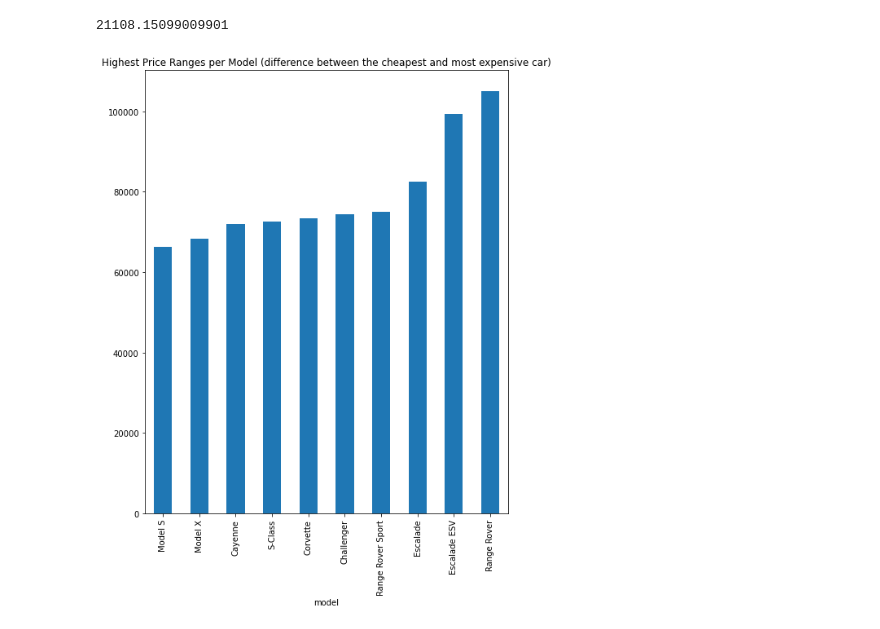
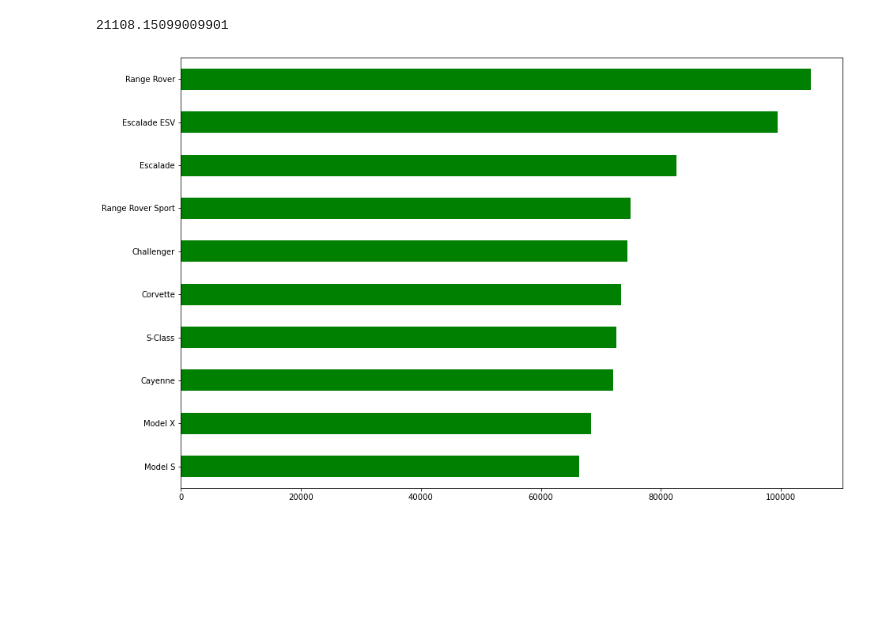
Before and after one commit to romant56/Car-pricing-algorithms, a Jupyter notebook: code/EDA.ipynb, the cells around one changed output. Cells and saved outputs as stored; diff of their text form; code cells hidden in the pictures; blank space fills up the shorter version.

```diff
--- a/code/EDA.ipynb
+++ b/code/EDA.ipynb
@@ -38,7 +40,8 @@ low_price.figure.savefig('../images/low_price.png', bbox_inches='tight')
 # %%
 range = df.groupby('model').price.max() - df.groupby('model').price.min()
 # %%
-ranges = range.sort_values().tail(10).plot(kind='bar', title='Highest Price Ranges per Model (difference between the cheapest and most expensive car)', figsize=(8, 10));
+ranges = range.sort_values().tail(10).plot(kind='barh', color='Green', figsize=(15, 10));
+ranges.set_ylabel('')
 ranges.figure.savefig('../images/range.png', bbox_inches='tight')
 # %% [output]
-[figure, old version]
+[figure, new version]
```
Also changed, not shown: parts of 2 cells of this notebook, 4 other files.
